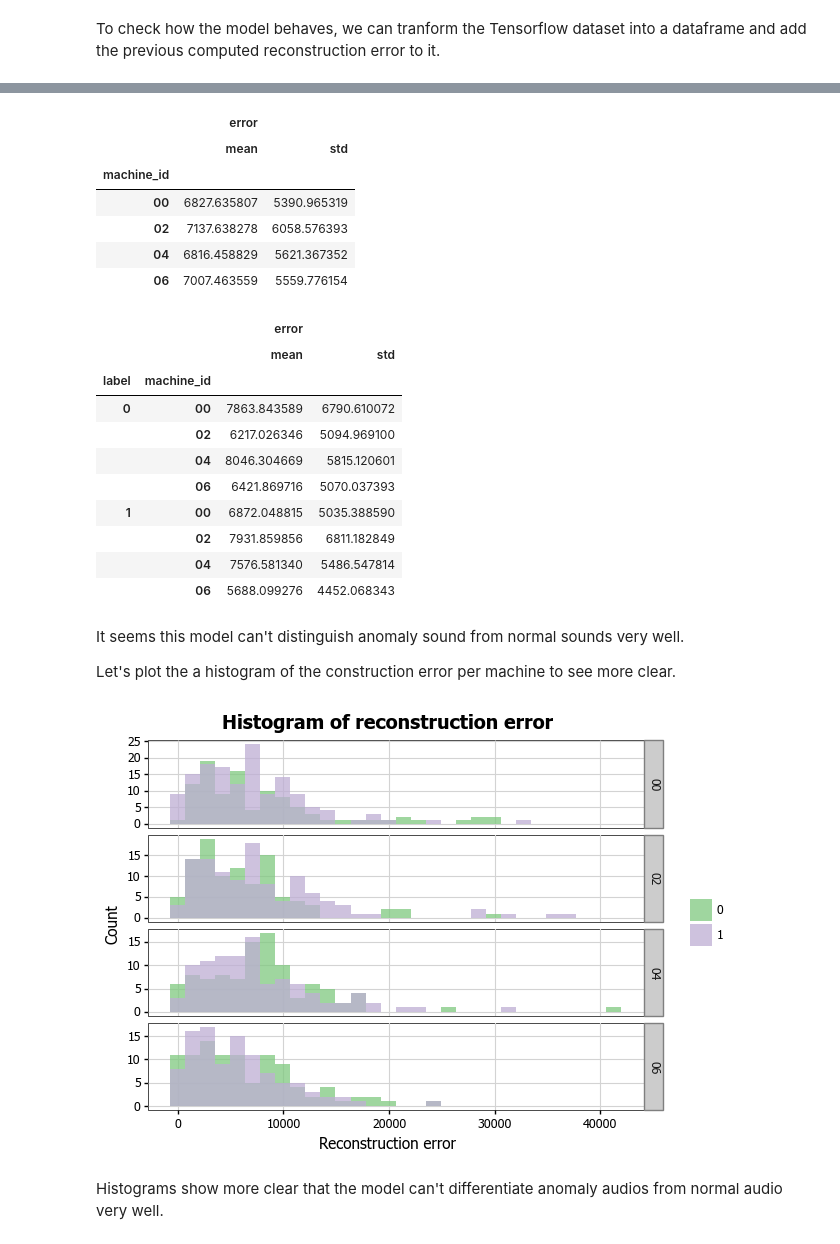
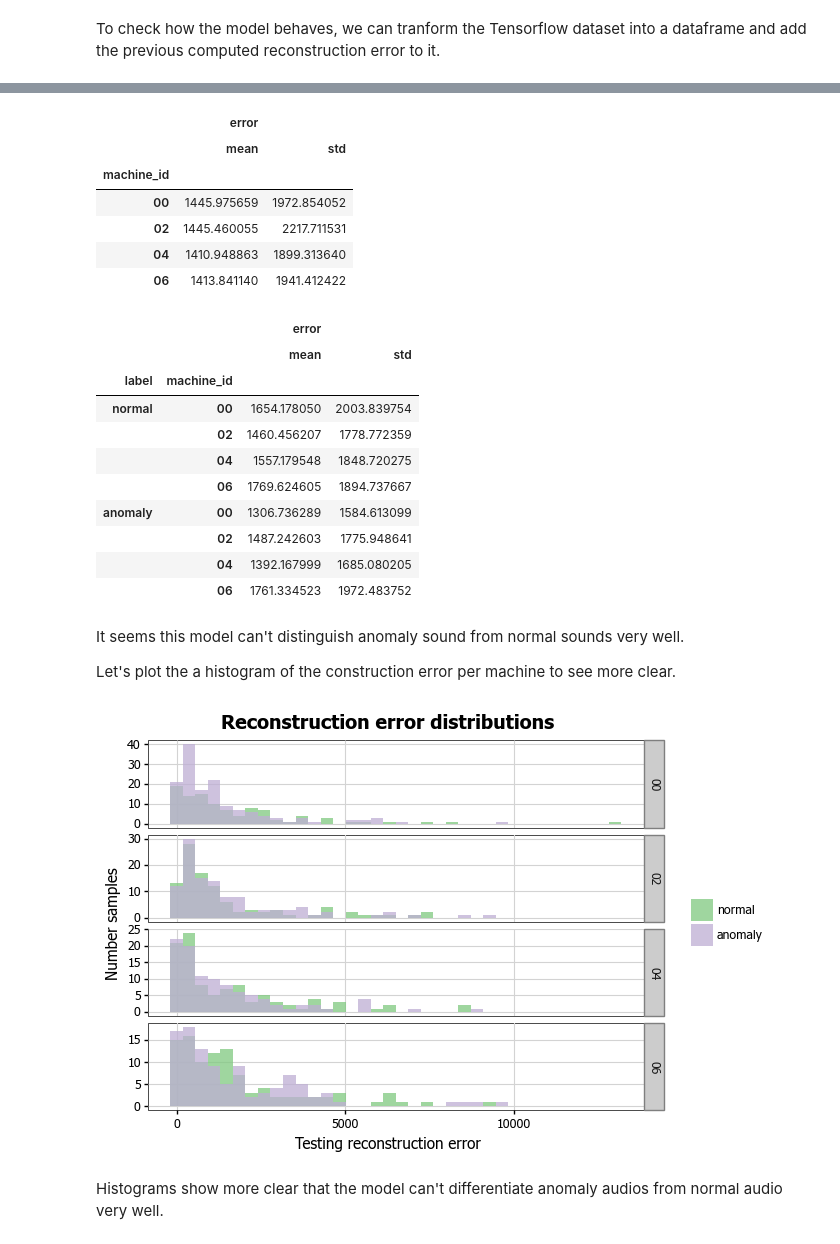
Before and after one commit to xiaoxi-david/malfunctioning-machines, a Jupyter notebook: development/jupyter/notebooks/7-AE-model.ipynb, the cells around one changed output, grey strips where cells are left out. Cells and saved outputs as stored; diff of their text form; code cells hidden in the pictures.

```diff
--- a/development/jupyter/notebooks/7-AE-model.ipynb
+++ b/development/jupyter/notebooks/7-AE-model.ipynb
@@ -183,9 +183,9 @@ model_checkpoint_callback = tf.keras.callbacks.ModelCheckpoint(
 # %% [markdown]
 AE models needs that the input and the output be same.
 # %%
-history = model.fit(
+history = autoencoder.fit(
     train2,
-    epochs=50,
+    epochs=100,
     shuffle=True,
     validation_data=val2,
     callbacks=[tb_callback, model_checkpoint_callback],
@@ -212,2 +212,4 @@ Epoch 50/50
 # %% [markdown]
 ## Testing
+# %%
+autoencoder.load_weights(checkpoint_filepath)
@@ -254,6 +266,9 @@ audios_df = (
     .astype(dct_types)
 )
 
+audios_df["split"] = audios_df["split"].cat.rename_categories({0: "train", 1: "test"})
+audios_df["label"] = audios_df["label"].cat.rename_categories({0: "normal", 1: "anomaly"})
+
 audios_df.sample(5)
 # %% [output]
 |  | audio | id | machine_id | split | label |
@@ -276,7 +291,7 @@ audios_df.sample(5)
 # %%
 (
     audios_df
-    .query("split == 0")
+    .query("split == 'train'")
     .groupby("machine_id")
     .agg({"error": ["mean", "std"]})
 )
@@ -284,14 +299,14 @@ audios_df.sample(5)
 |  | error |  |
 |  | mean | std |
 | machine_id |  |  |
-| 00 | 6827.635807 | 5390.965319 |
-| 02 | 7137.638278 | 6058.576393 |
-| 04 | 6816.458829 | 5621.367352 |
-| 06 | 7007.463559 | 5559.776154 |
+| 00 | 1445.975659 | 1972.854052 |
+| 02 | 1445.460055 | 2217.711531 |
+| 04 | 1410.948863 | 1899.313640 |
+| 06 | 1413.841140 | 1941.412422 |
 # %%
 (
     audios_df
-    .query("split == 1")
+    .query("split == 'test'")
     .groupby(["label", "machine_id"])
     .agg({"error": ["mean", "std"]})
 )
@@ -299,49 +314,49 @@ audios_df.sample(5)
 |  |  | error |  |
 |  |  | mean | std |
 | label | machine_id |  |  |
-| 0 | 00 | 7863.843589 | 6790.610072 |
-|  | 02 | 6217.026346 | 5094.969100 |
-|  | 04 | 8046.304669 | 5815.120601 |
-|  | 06 | 6421.869716 | 5070.037393 |
-| 1 | 00 | 6872.048815 | 5035.388590 |
-|  | 02 | 7931.859856 | 6811.182849 |
-|  | 04 | 7576.581340 | 5486.547814 |
-|  | 06 | 5688.099276 | 4452.068343 |
+| normal | 00 | 1654.178050 | 2003.839754 |
+|  | 02 | 1460.456207 | 1778.772359 |
+|  | 04 | 1557.179548 | 1848.720275 |
+|  | 06 | 1769.624605 | 1894.737667 |
+| anomaly | 00 | 1306.736289 | 1584.613099 |
+|  | 02 | 1487.242603 | 1775.948641 |
+|  | 04 | 1392.167999 | 1685.080205 |
+|  | 06 | 1761.334523 | 1972.483752 |
 # %% [markdown]
 It seems this model can't distinguish anomaly sound from normal sounds very well.
 
 Let's plot the a histogram of the construction error per machine to see more clear.
 # %%
 p = (
-    p9.ggplot(audios_df.query("split == 1"), p9.aes(x="error", fill="label"))
+    p9.ggplot(audios_df.query("split == 'test'"), p9.aes(x="error", fill="label"))
     + p9.geom_histogram(
         p9.aes(y="stat(count)"), position="identity", alpha=0.75
     )
-    + p9.scale_x_continuous(name="Reconstruction error")
-    + p9.scale_y_continuous(name="Count")
+    + p9.scale_x_continuous(name="Testing reconstruction error")
+    + p9.scale_y_continuous(name="Number samples")
     + p9.labs(
-        title="Histogram of reconstruction error",
+        title="Reconstruction error distributions",
     )
     + p9.scale_fill_brewer(type="qualitative", palette="Accent")
     + p9.facet_grid("machine_id ~ .", scales="free")
     + p9.theme_bw()
     + p9.theme(
         panel_border=p9.element_rect(colour="black", fill=None, size=0.5),
         axis_text_x=p9.element_text(colour="black", size=9),
         axis_text_y=p9.element_text(colour="black", size=9),
         legend_key=p9.element_blank(),
         legend_title=p9.element_blank(),
         panel_grid_major=p9.element_line(colour="#d3d3d3"),
         panel_grid_minor=p9.element_blank(),
         panel_background=p9.element_blank(),
         plot_title=p9.element_text(size=14, family="Tahoma", face="bold"),
         text=p9.element_text(family="Tahoma"),
     )
 )
 
 print(p)
 # %% [output]
-[figure, old version]
+[figure, new version]
 # %% [markdown]
 Histograms show more clear that the model can't differentiate anomaly audios from normal audio very well.
 # %% [markdown]
```
Also changed, not shown: parts of 24 cells of this notebook, 6 other files.
